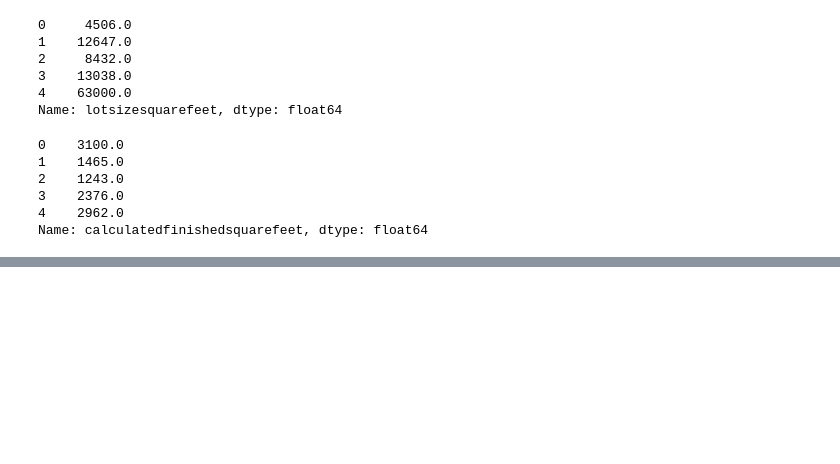
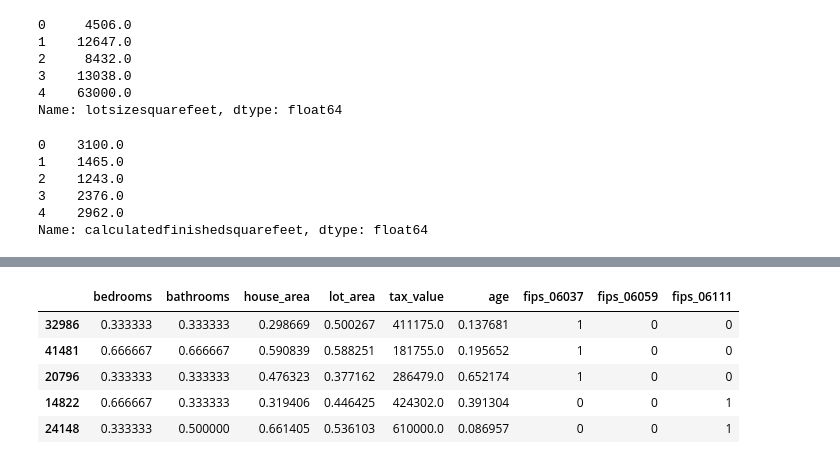
Before and after one commit to watermanbrandyn/regression_project, a Jupyter notebook: regression_workbook.ipynb, the cells around one changed output, grey strips where cells are left out. Saved outputs shown, nothing was run; the diff lists cells and outputs as text; code cells hidden in the pictures; blank space fills up the shorter version.

```diff
--- a/regression_workbook.ipynb
+++ b/regression_workbook.ipynb
@@ -516,0 +753,11 @@ Name: calculatedfinishedsquarefeet, dtype: float64
+# %%
+train, validate, test = p.scale_zillow(train, validate, test)
+# %%
+train.head()
+# %% [output]
+|  | bedrooms | bathrooms | house_area | lot_area | tax_value | age | fips_06037 | fips_06059 | fips_06111 |
+| 32986 | 0.333333 | 0.333333 | 0.298669 | 0.500267 | 411175.0 | 0.137681 | 1 | 0 | 0 |
+| 41481 | 0.666667 | 0.666667 | 0.590839 | 0.588251 | 181755.0 | 0.195652 | 1 | 0 | 0 |
+| 20796 | 0.333333 | 0.333333 | 0.476323 | 0.377162 | 286479.0 | 0.652174 | 1 | 0 | 0 |
+| 14822 | 0.666667 | 0.333333 | 0.319406 | 0.446425 | 424302.0 | 0.391304 | 0 | 0 | 1 |
+| 24148 | 0.333333 | 0.500000 | 0.661405 | 0.536103 | 610000.0 | 0.086957 | 0 | 0 | 1 |
```
Also changed, not shown: parts of 26 cells of this notebook.
